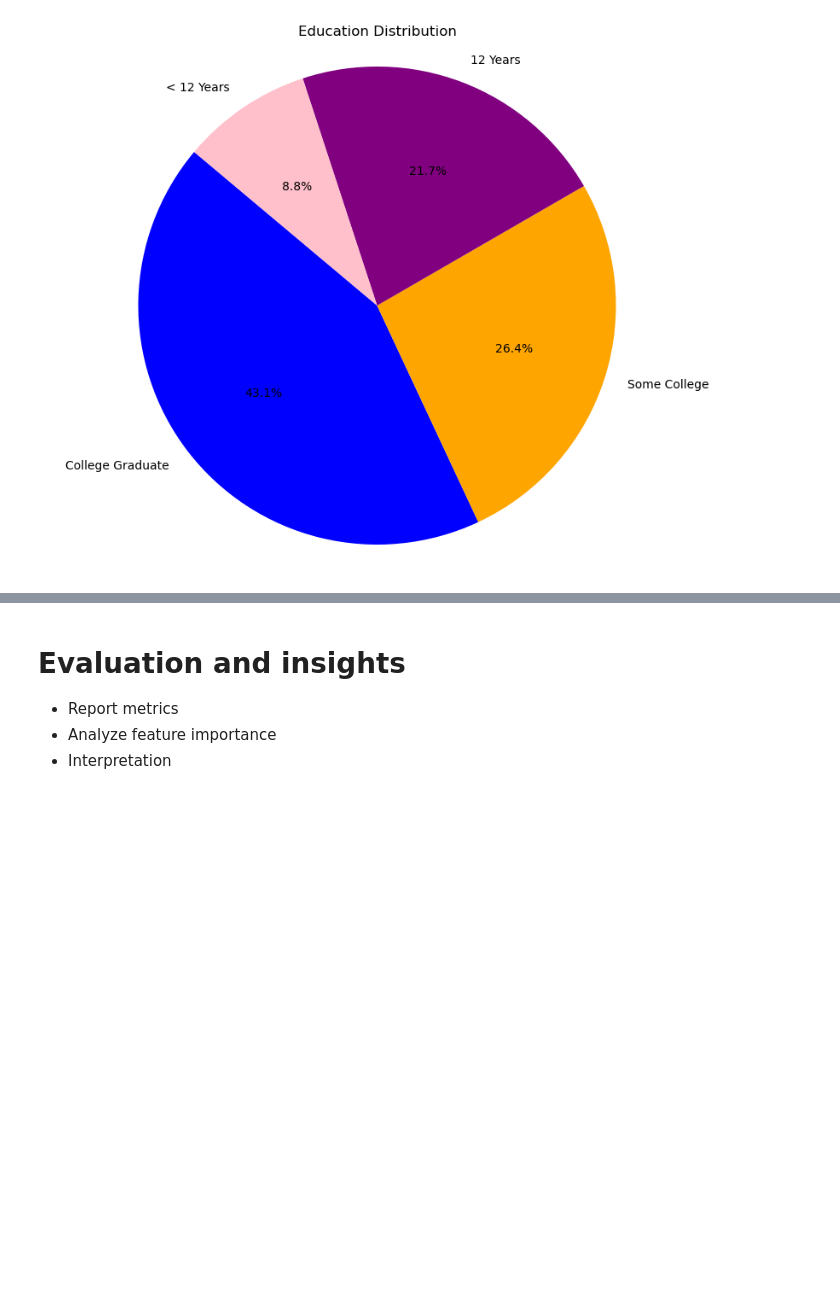
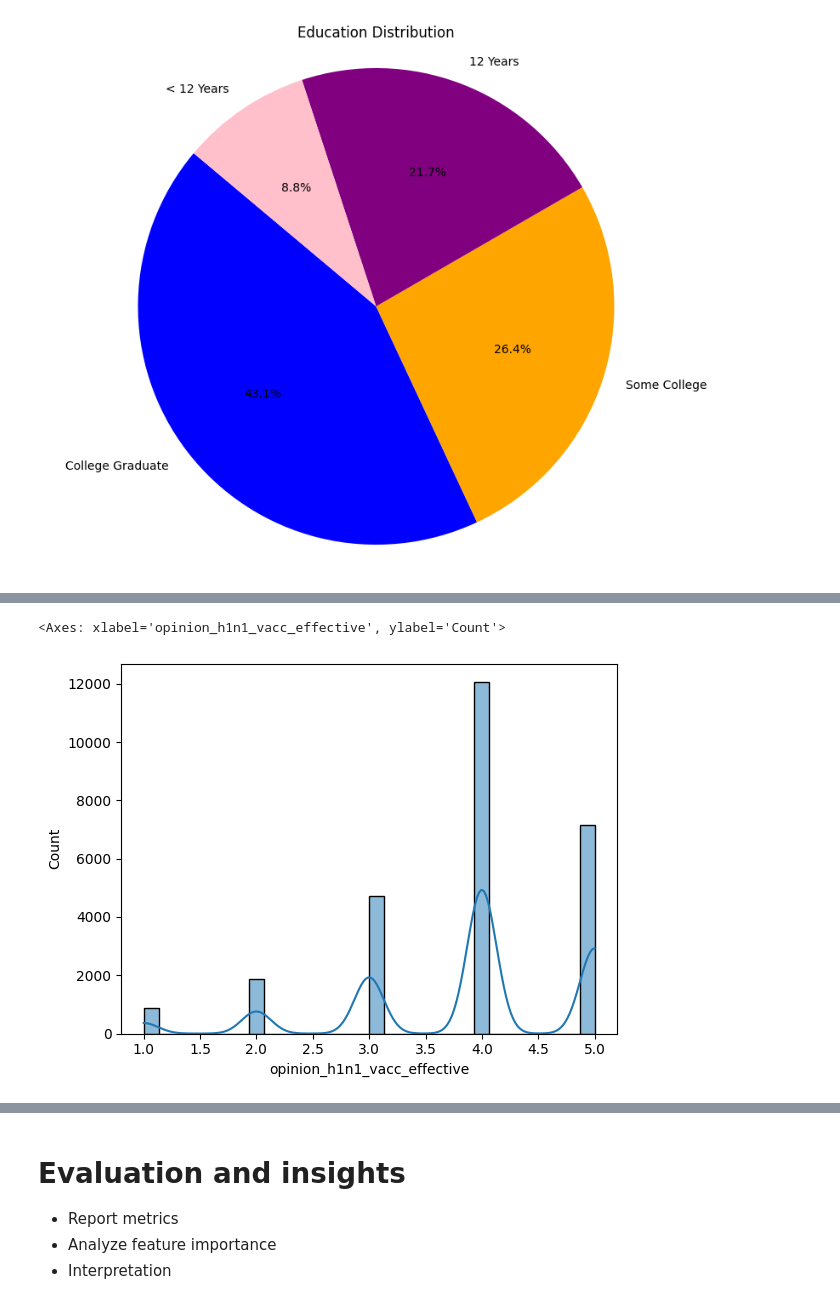
Before and after one commit to Angela-Mukulu-Mwanzia/H1N1-and-Seasonal-Flu-Vaccines, a Jupyter notebook: index.ipynb, the cells around one changed output, grey strips where cells are left out. Drawn from its saved outputs; the diff is of its cells as text; code cells hidden in the pictures; blank space fills up the shorter version.

```diff
--- a/index.ipynb
+++ b/index.ipynb
@@ -429,0 +451,5 @@ plt.show()
+# %%
+sns.histplot(data=df, x='opinion_h1n1_vacc_effective', kde=True)
+# %% [output]
+<Axes: xlabel='opinion_h1n1_vacc_effective', ylabel='Count'>
+[figure, added]
```
Also changed, not shown: parts of 28 cells of this notebook.
